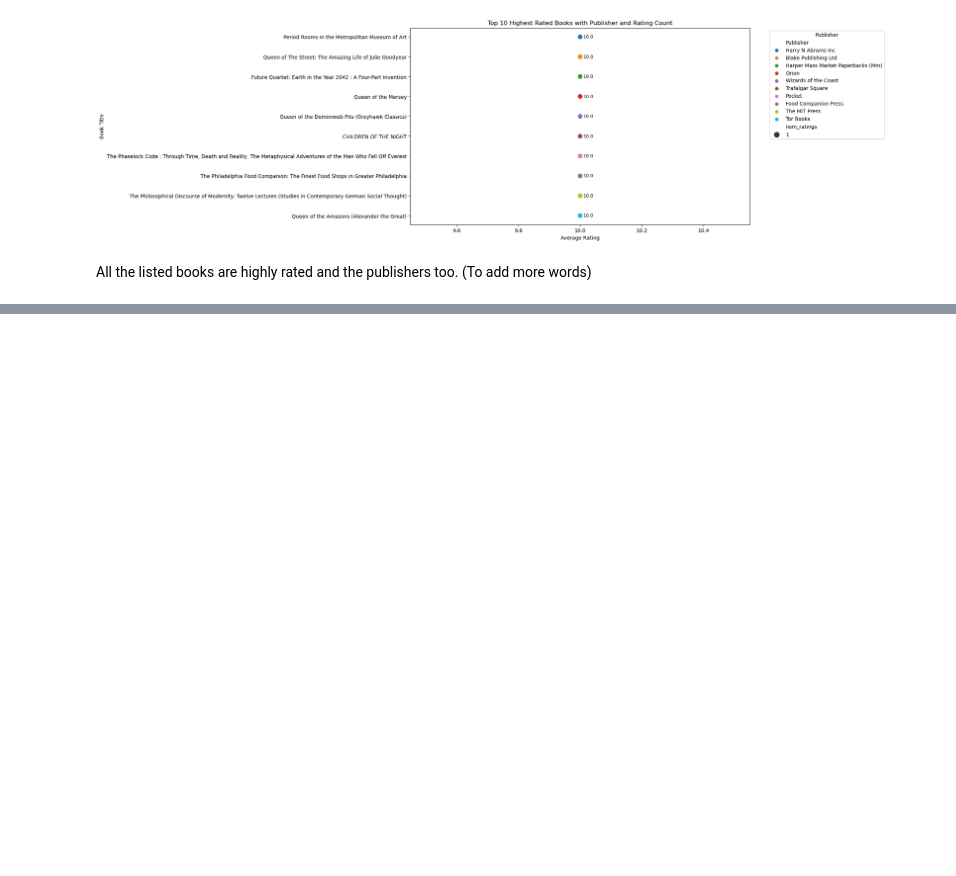
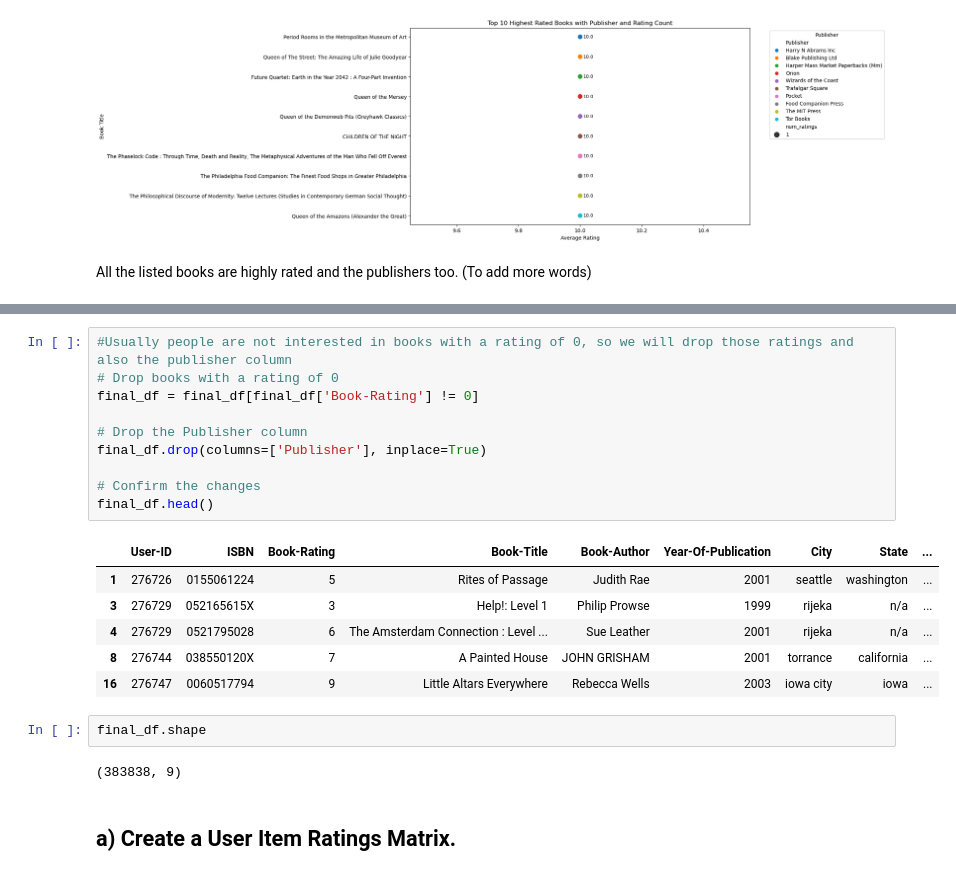
Before and after one commit to ruth-kitasi/Online-Book-Recommender-System, a Jupyter notebook: notebooks/Joseline.ipynb, the cells around one changed output, grey strips where cells are left out. Cells and saved outputs as stored; diff of their text form; blank space fills up the shorter version.

```diff
--- a/notebooks/Joseline.ipynb
+++ b/notebooks/Joseline.ipynb
@@ -598,0 +635,23 @@ All the listed books are highly rated and the publishers too.
+# %%
+#Usually people are not interested in books with a rating of 0, so we will drop those ratings and also the publisher column
+# Drop books with a rating of 0
+final_df = final_df[final_df['Book-Rating'] != 0]
+
+# Drop the Publisher column
+final_df.drop(columns=['Publisher'], inplace=True)
+
+# Confirm the changes
+final_df.head()
+# %% [output]
+|  | User-ID | ISBN | Book-Rating | Book-Title | Book-Author | Year-Of-Publication | City | State | ... |
+| 1 | 276726 | 0155061224 | 5 | Rites of Passage | Judith Rae | 2001 | seattle | washington | ... |
+| 3 | 276729 | 052165615X | 3 | Help!: Level 1 | Philip Prowse | 1999 | rijeka | n/a | ... |
+| 4 | 276729 | 0521795028 | 6 | The Amsterdam Connection : Level ... | Sue Leather | 2001 | rijeka | n/a | ... |
+| 8 | 276744 | 038550120X | 7 | A Painted House | JOHN GRISHAM | 2001 | torrance | california | ... |
+| 16 | 276747 | 0060517794 | 9 | Little Altars Everywhere | Rebecca Wells | 2003 | iowa city | iowa | ... |
+# %%
+final_df.shape
+# %% [output]
+(383838, 9)
+# %% [markdown]
+## a) Create a User Item Ratings Matrix.
```
Also changed, not shown: parts of 34 cells of this notebook.
